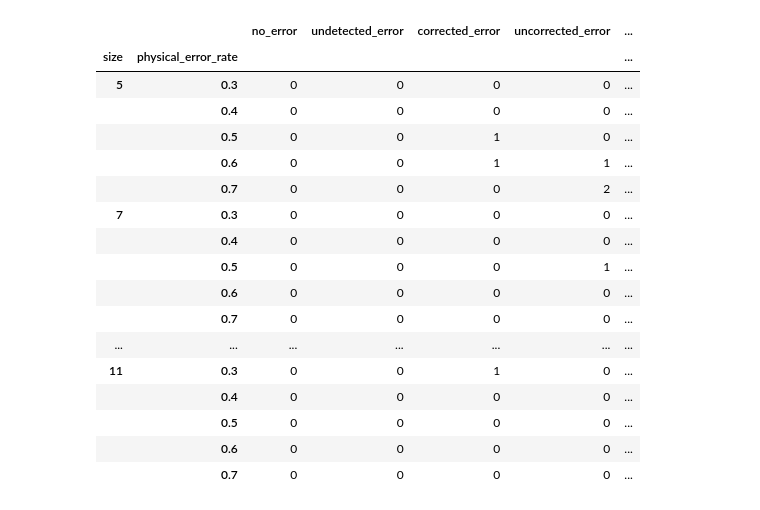
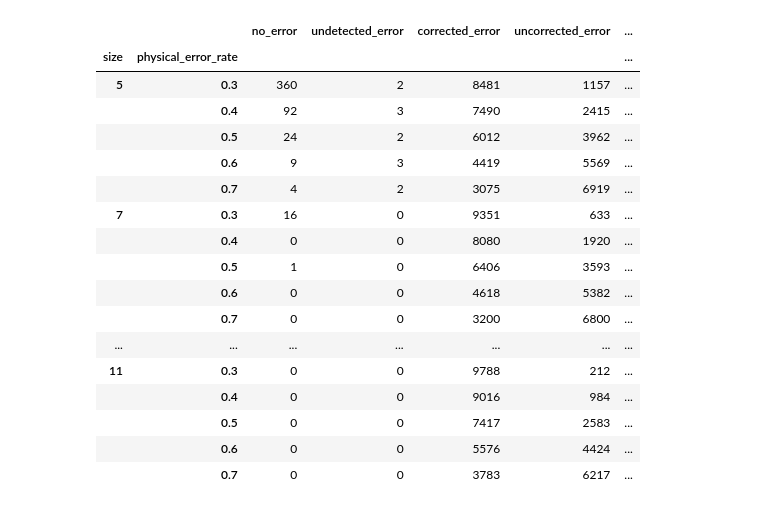
Before and after one commit to jh-lor/erasure_decoder, a Jupyter notebook: plot.ipynb, the cells around one changed output. Saved outputs shown, nothing was run; the diff lists cells and outputs as text; code cells hidden in the pictures.

```diff
--- a/plot.ipynb
+++ b/plot.ipynb
@@ -2,26 +2,26 @@
 import pandas as pd
 import matplotlib.pyplot as plt
 # %%
-file = "01142022_100554_100.pkl"
+file = "01242022_165234_10000.pkl"
 df = pd.read_pickle(f"./df/{file}")
 df
 # %% [output]
 |  |  | no_error | undetected_error | corrected_error | uncorrected_error | ... |
 | size | physical_error_rate |  |  |  |  | ... |
-| 5 | 0.3 | 0 | 0 | 0 | 0 | ... |
-|  | 0.4 | 0 | 0 | 0 | 0 | ... |
-|  | 0.5 | 0 | 0 | 1 | 0 | ... |
-|  | 0.6 | 0 | 0 | 1 | 1 | ... |
-|  | 0.7 | 0 | 0 | 0 | 2 | ... |
-| 7 | 0.3 | 0 | 0 | 0 | 0 | ... |
-|  | 0.4 | 0 | 0 | 0 | 0 | ... |
-|  | 0.5 | 0 | 0 | 0 | 1 | ... |
-|  | 0.6 | 0 | 0 | 0 | 0 | ... |
-|  | 0.7 | 0 | 0 | 0 | 0 | ... |
+| 5 | 0.3 | 360 | 2 | 8481 | 1157 | ... |
+|  | 0.4 | 92 | 3 | 7490 | 2415 | ... |
+|  | 0.5 | 24 | 2 | 6012 | 3962 | ... |
+|  | 0.6 | 9 | 3 | 4419 | 5569 | ... |
+|  | 0.7 | 4 | 2 | 3075 | 6919 | ... |
+| 7 | 0.3 | 16 | 0 | 9351 | 633 | ... |
+|  | 0.4 | 0 | 0 | 8080 | 1920 | ... |
+|  | 0.5 | 1 | 0 | 6406 | 3593 | ... |
+|  | 0.6 | 0 | 0 | 4618 | 5382 | ... |
+|  | 0.7 | 0 | 0 | 3200 | 6800 | ... |
 | ... | ... | ... | ... | ... | ... | ... |
-| 11 | 0.3 | 0 | 0 | 1 | 0 | ... |
-|  | 0.4 | 0 | 0 | 0 | 0 | ... |
-|  | 0.5 | 0 | 0 | 0 | 0 | ... |
-|  | 0.6 | 0 | 0 | 0 | 0 | ... |
-|  | 0.7 | 0 | 0 | 0 | 0 | ... |
+| 11 | 0.3 | 0 | 0 | 9788 | 212 | ... |
+|  | 0.4 | 0 | 0 | 9016 | 984 | ... |
+|  | 0.5 | 0 | 0 | 7417 | 2583 | ... |
+|  | 0.6 | 0 | 0 | 5576 | 4424 | ... |
+|  | 0.7 | 0 | 0 | 3783 | 6217 | ... |
 # %%
```
Also changed, not shown: parts of 2 cells of this notebook, 6 other files.
